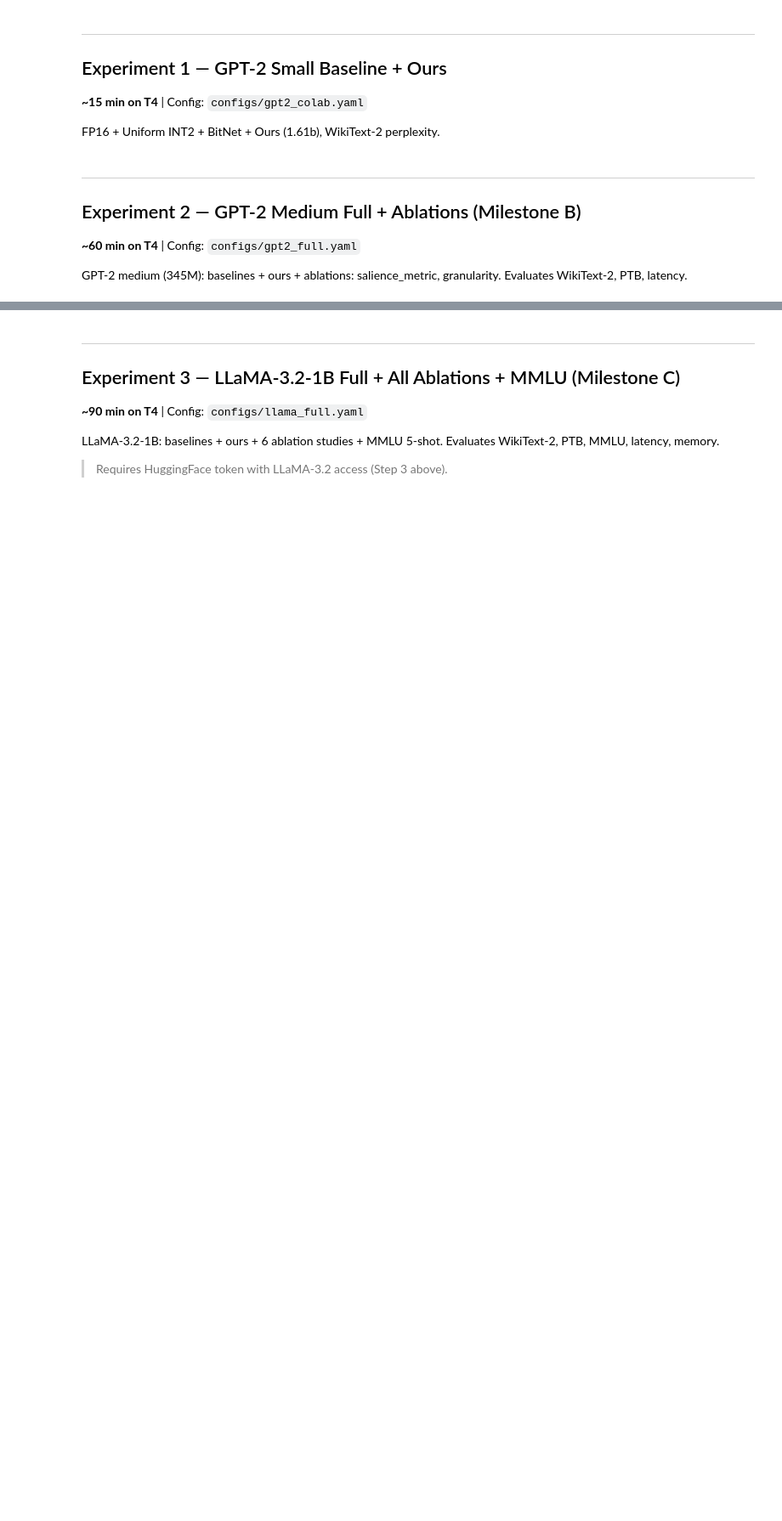
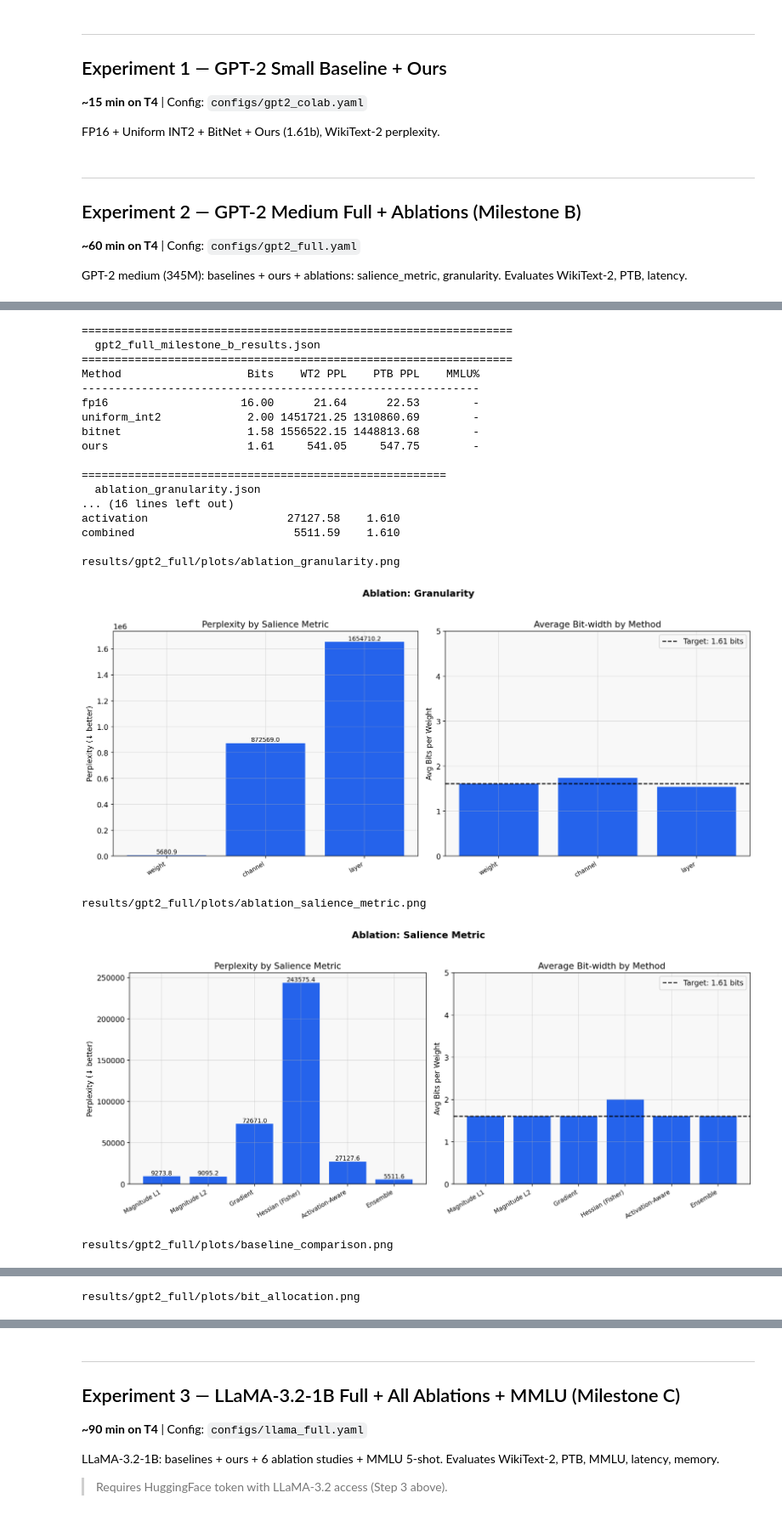
Before and after one commit to anshuldani/Simplified-Quantization-for-Edge-Ready-Language-Models, a Jupyter notebook: notebooks/salient_quant_colab.ipynb, the cells around one changed output, grey strips where cells are left out. Shown at 85% size. Cells and saved outputs as stored; diff of their text form; code cells hidden in the pictures; blank space fills up the shorter version.

```diff
--- a/notebooks/salient_quant_colab.ipynb
+++ b/notebooks/salient_quant_colab.ipynb
@@ -161,10 +180,31 @@ os.system('python experiments/run_experiment.py --config configs/gpt2_full.yaml'
 # %%
 print_results('results/gpt2_full')
 print_ablation('results/gpt2_full')
 
+import glob
+from IPython.display import Image
 for png in sorted(glob.glob('results/gpt2_full/plots/*.png')):
     print(f'\n{png}')
     display(Image(png))
-
-if SAVE_TO_DRIVE:
-    os.system(f'cp -r results/gpt2_full {DRIVE_DIR}/')
+# %% [output]
+=================================================================
+  gpt2_full_milestone_b_results.json
+=================================================================
+Method                   Bits    WT2 PPL    PTB PPL    MMLU%
+------------------------------------------------------------
+fp16                    16.00      21.64      22.53        -
+uniform_int2             2.00 1451721.25 1310860.69        -
+bitnet                   1.58 1556522.15 1448813.68        -
+ours                     1.61     541.05     547.75        -
+
+=======================================================
+  ablation_granularity.json
+... (16 lines left out)
+activation                     27127.58    1.610
+combined                        5511.59    1.610
+
+results/gpt2_full/plots/ablation_granularity.png
+[figure, added]
+results/gpt2_full/plots/ablation_salience_metric.png
+[figure, added]
+results/gpt2_full/plots/baseline_comparison.png
@@ -170,0 +212 @@ if SAVE_TO_DRIVE:
+results/gpt2_full/plots/bit_allocation.png
```
Also changed, not shown: parts of 16 cells of this notebook.
